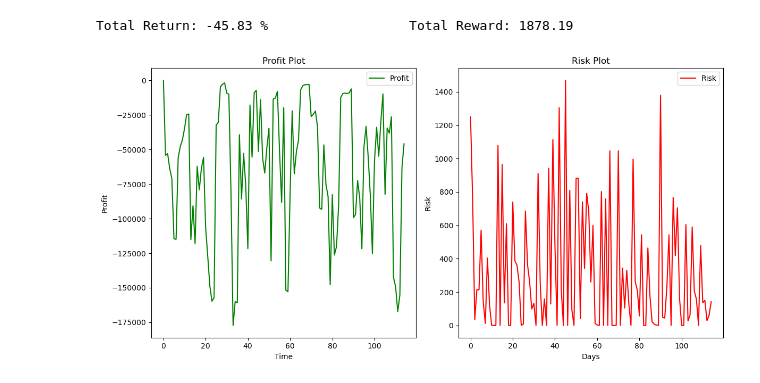
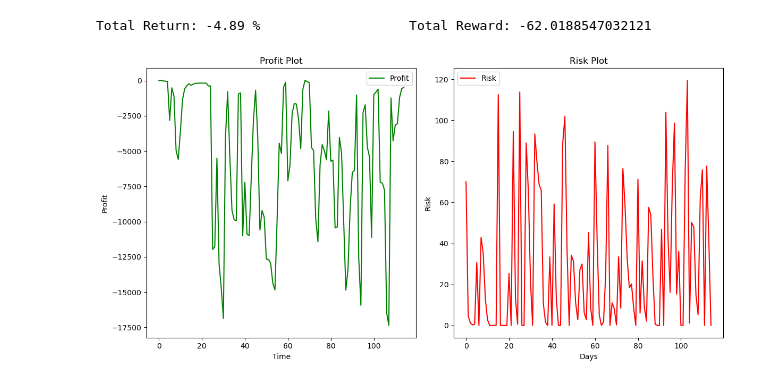
Before and after one commit to vardan9626/FinSearch-Project-2023, a Jupyter notebook: envionment_2_built_from_scratch/Model.ipynb, the cells around one changed output. Saved outputs shown, nothing was run; the diff lists cells and outputs as text; code cells hidden in the pictures.

```diff
--- a/envionment_2_built_from_scratch/Model.ipynb
+++ b/envionment_2_built_from_scratch/Model.ipynb
@@ -4,15 +9,17 @@ import pandas as pd
 # %%
 df = pd.read_csv('data/NIFTY50.csv')
-my_env = env(df,5,(6,120))
+my_env = Env(df,5,(6,120))
 # %%
-obs,_=my_env.reset(100000,0,0)
+obs,_=my_env.reset(10000,0,0)
 done=0
+total_reward=0
 while not done:
     action=my_env.random_action()
     obs,reward,done,info=my_env.step(action)
+    total_reward+=reward
     if done:
-        print(f"Total Return: {my_env.percentageReturn()} %",f"\t\t\tTotal Reward: {info['Reward']}")
+        print(f"Total Return: {my_env.percentageReturn()} %",f"\t\t\tTotal Reward: {total_reward}")
         my_env.render()
 # %% [output]
-Total Return: -45.83 %                  Total Reward: 1878.19
+Total Return: -4.89 %                   Total Reward: -62.0188547032121
-[figure, old version]
+[figure, new version]
```
Also changed, not shown: parts of 5 cells of this notebook, 2 other files.
